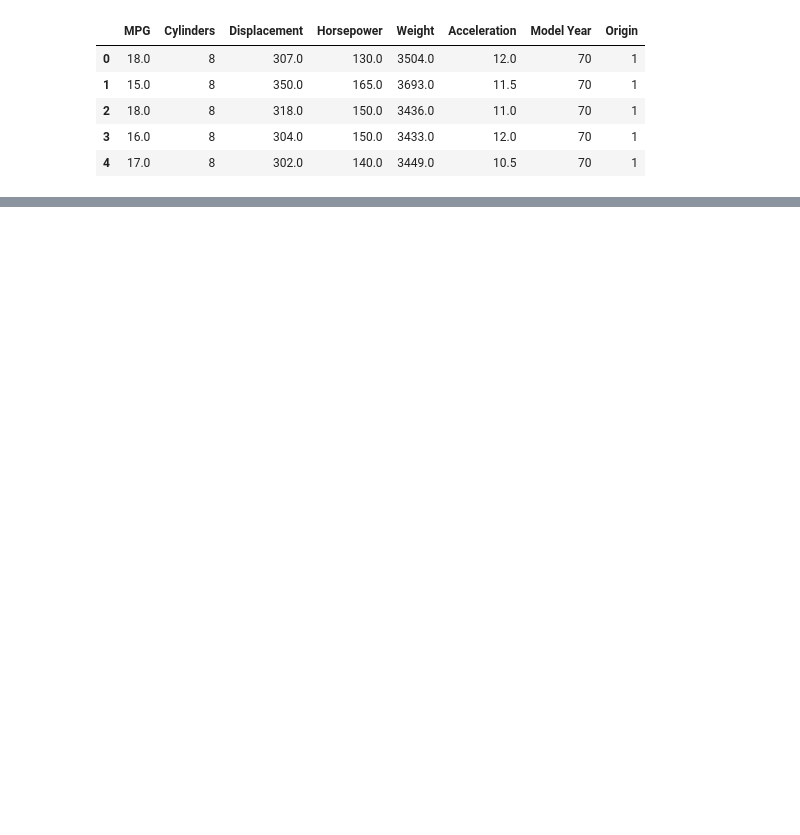
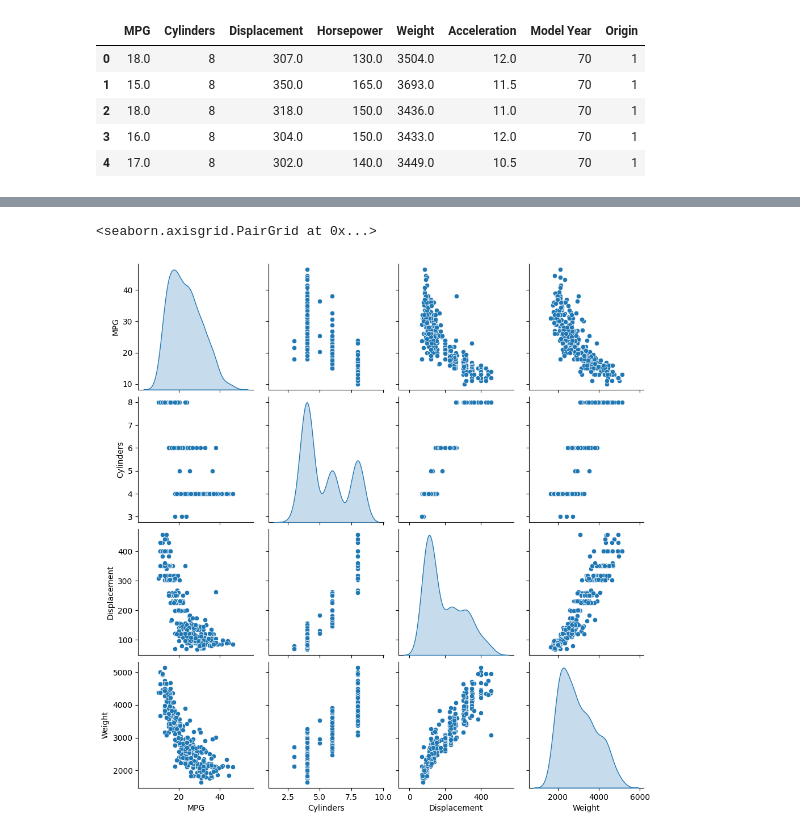
Before and after one commit to 2025-2-fundamentos/PRE-19-regresion-basica-mfcarrillou, a Jupyter notebook: homework/notebook.ipynb, the cells around one changed output, grey strips where cells are left out. Saved outputs shown, nothing was run; the diff lists cells and outputs as text; code cells hidden in the pictures; blank space fills up the shorter version.

```diff
--- a/homework/notebook.ipynb
+++ b/homework/notebook.ipynb
@@ -17,0 +35,6 @@ dataset.shape
+# %%
+#
+# Se eliminan los registros nulos
+#
+dataset = dataset.dropna()
+dataset.isnull().sum()
@@ -17,0 +64,9 @@ dataset.shape
+# %%
+#
+# Convierte la columna a categorias
+# Nota. Realmente no se debería hacer asi para aplicaciones
+# en productivo
+#
+dataset["Origin"] = dataset["Origin"].map(
+    {1: "USA", 2: "Europe", 3: "Japan"},
+)
@@ -17,0 +82,6 @@ dataset.shape
+# %%
+#
+# Genera variables dummy para indicar la procedencia
+#
+dataset = pd.get_dummies(dataset, columns=["Origin"], prefix="", prefix_sep="")
+dataset.head()
@@ -17,0 +95,18 @@ dataset.shape
+# %%
+#
+# Note que aca no se usa train_test_split
+#
+train_dataset = dataset.sample(frac=0.8, random_state=0)
+test_dataset = dataset.drop(train_dataset.index)
+# %%
+#
+# Las millas por galon (MPG) son función de las demas variables.
+#
+import seaborn as sns
+
+sns.pairplot(
+    train_dataset[["MPG", "Cylinders", "Displacement", "Weight"]], diag_kind="kde"
+)
+# %% [output]
+<seaborn.axisgrid.PairGrid at 0x...>
+[figure, added]
```
Also changed, not shown: parts of 33 cells of this notebook.
